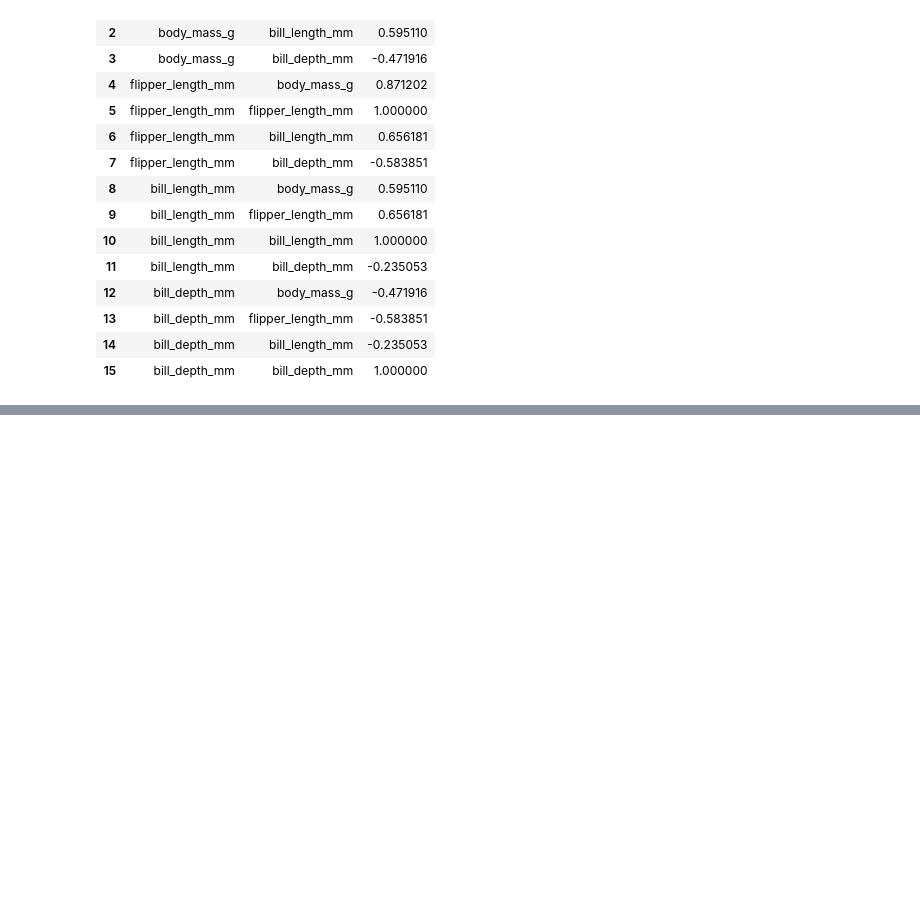
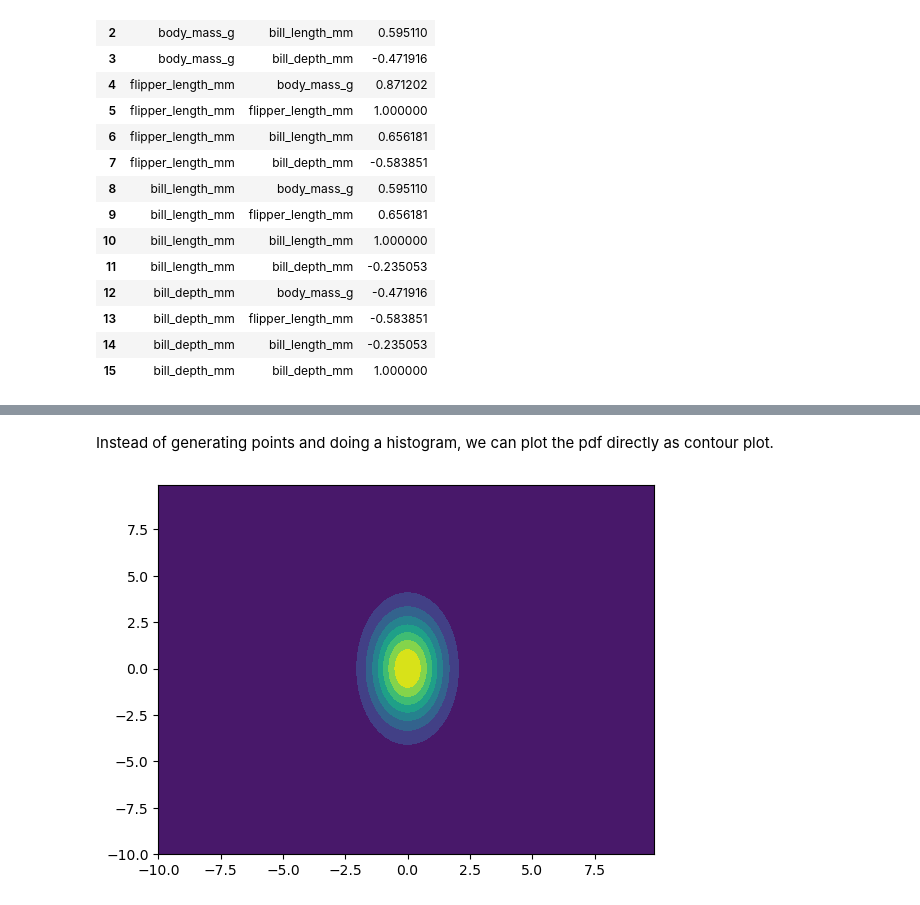
Before and after one commit to JoeZhang1000/SDS3386-Midterm-Summary, a Jupyter notebook: SDS 3386 Midterm Summary.ipynb, the cells around one changed output, grey strips where cells are left out. Saved outputs shown, nothing was run; the diff lists cells and outputs as text; code cells hidden in the pictures; blank space fills up the shorter version.

```diff
--- a/SDS 3386 Midterm Summary.ipynb
+++ b/SDS 3386 Midterm Summary.ipynb
@@ -2110,0 +2237,11 @@ From the covariance matrix, we can see that the bill depth and flipper length ha
+# %% [markdown]
+Instead of generating points and doing a histogram, we can plot the pdf directly as contour plot.
+# %%
+x, y = np.mgrid[-10:10:.1, -10:10:.1]
+rv = stats.multivariate_normal([0,0], cov_mx)
+data=np.dstack((x,y))
+z = rv.pdf(data)
+plt.contourf(x,y,z,cmap='viridis')
+plt.show()
+# %% [output]
+[figure, added]
```
Also changed, not shown: parts of 48 cells of this notebook.
